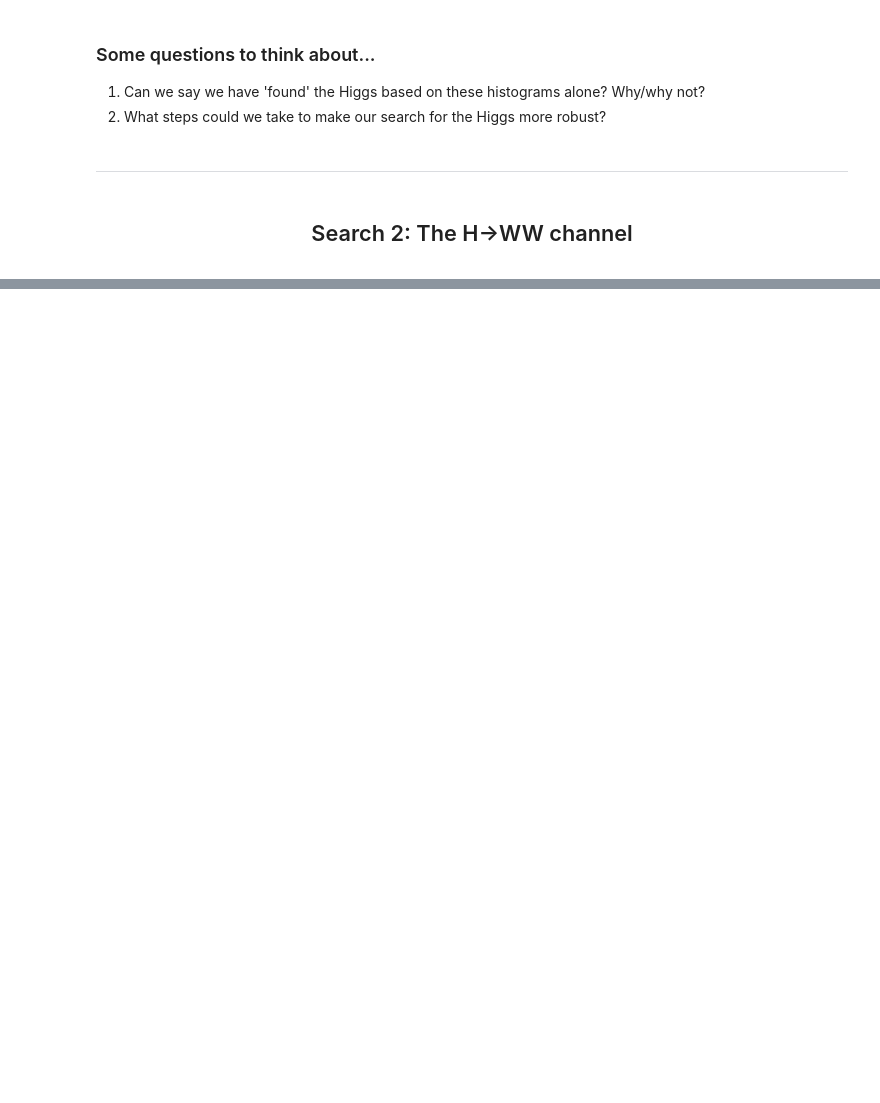
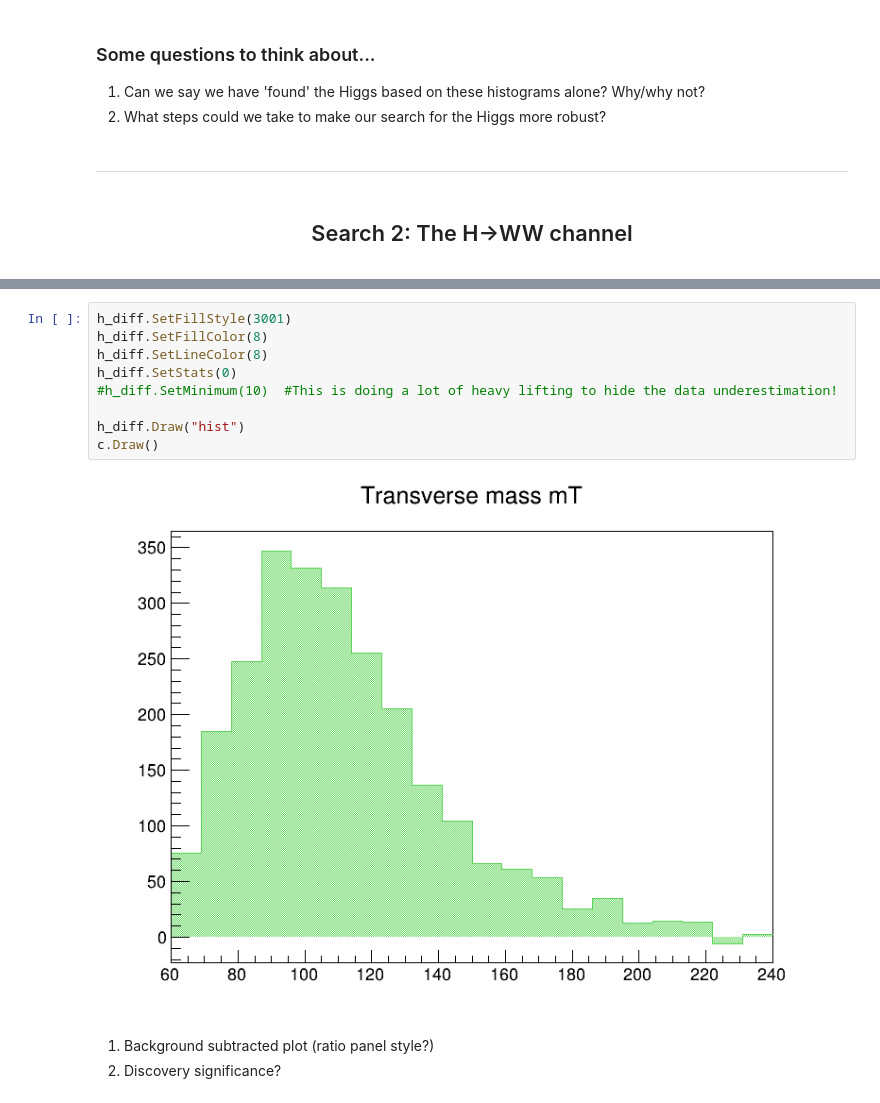
Before and after one commit to olaiya/notebooks-collection-opendata, a Jupyter notebook: Co-Creation3_HiggsSearch.ipynb, the cells around one changed output, grey strips where cells are left out. Drawn from its saved outputs; the diff is of its cells as text; blank space fills up the shorter version.

```diff
--- a/Co-Creation3_HiggsSearch.ipynb
+++ b/Co-Creation3_HiggsSearch.ipynb
@@ -416 +598,15 @@ Done!
+# %%
+h_diff.SetFillStyle(3001)
+h_diff.SetFillColor(8)
+h_diff.SetLineColor(8)
+h_diff.SetStats(0)
+#h_diff.SetMinimum(10)  #This is doing a lot of heavy lifting to hide the data underestimation!
+
+h_diff.Draw("hist")
+c.Draw()
+# %% [output]
+[figure, added]
+# %% [markdown]
+1. Background subtracted plot (ratio panel style?)
+2. Discovery significance?
 # %%
```
Also changed, not shown: parts of 27 cells of this notebook, 1 other file.
